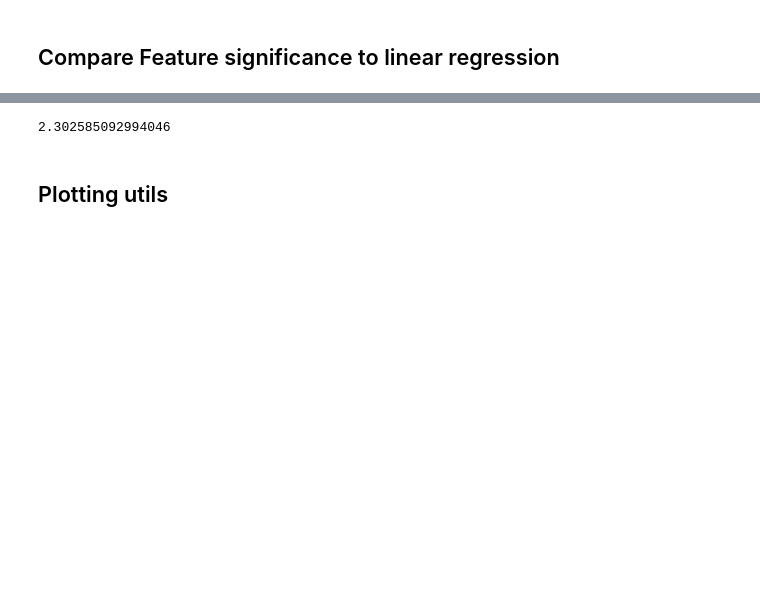
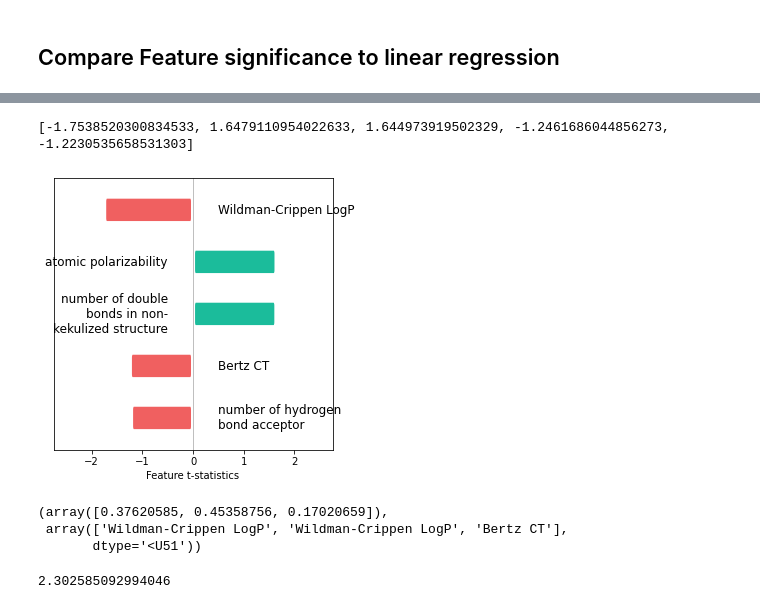
Before and after one commit to ur-whitelab/exmol, a Jupyter notebook: LIME/RF-lime.ipynb, the cells around one changed output, grey strips where cells are left out. Cells and saved outputs as stored; diff of their text form; code cells hidden in the pictures; blank space fills up the shorter version.

```diff
--- a/LIME/RF-lime.ipynb
+++ b/LIME/RF-lime.ipynb
@@ -28,12 +31,12 @@ features_start_at = list(soldata.columns).index('MolWt')
 # %%
 # make object that can compute descriptors
 calc = Calculator()
-# calc.register([HydrogenBond.HBondDonor, HydrogenBond.HBondAcceptor])
-# calc.register([AcidBase.AcidicGroupCount, AcidBase.BasicGroupCount,
-#             Aromatic.AromaticBondsCount])
+calc.register([HydrogenBond.HBondDonor, HydrogenBond.HBondAcceptor])
+calc.register([AcidBase.AcidicGroupCount, AcidBase.BasicGroupCount,
+            Aromatic.AromaticBondsCount])
 calc.register([SLogP.SLogP, Polarizability.APol,  BertzCT.BertzCT])
-# calc.register([BondCount.BondCount(type='double'),
-#             BondCount.BondCount(type='aromatic')])
+calc.register([BondCount.BondCount(type='double'),
+            BondCount.BondCount(type='aromatic')])
 
 # make subsample from pandas df
 molecules = [rdkit.Chem.MolFromSmiles(smi) for smi in soldata.SMILES]
@@ -41,6 +44,7 @@ molecules = [rdkit.Chem.MolFromSmiles(smi) for smi in soldata.SMILES]
 raw_features = []
 for e, c in zip(molecules, calc.map(molecules, quiet=True)):
     raw_features.append([v for v in c.values()])
+feature_names = np.array([d.description() for d in calc.descriptors])
 
 raw_features
 # %% [output]
@@ -194,0 +223,5 @@ plt.savefig('recover_feats.png', bbox_inches='tight', dpi=180)
+# %%
+plot_desc(wls_attr, output_file='RF.svg')
+# %% [output]
+[-1.7538520300834533, 1.6479110954022633, 1.644973919502329, -1.2461686044856273, -1.2230535658531303]
+[figure, added]
@@ -195,3 +301,9 @@ plt.savefig('recover_feats.png', bbox_inches='tight', dpi=180)
+# %%
+clf.feature_importances_, names
+# %% [output]
+(array([0.37620585, 0.45358756, 0.17020659]),
+ array(['Wildman-Crippen LogP', 'Wildman-Crippen LogP', 'Bertz CT'],
+       dtype='<U51'))
 # %%
 def get_mi_score(a1, a2):
     from sklearn.metrics import mutual_info_score
@@ -210,5 +322,3 @@ mi = get_mi_score(lr, wls)
 mi
 # %% [output]
 2.302585092994046
-# %% [markdown]
-## Plotting utils
```
Also changed, not shown: parts of 35 cells of this notebook, 2 other files.
